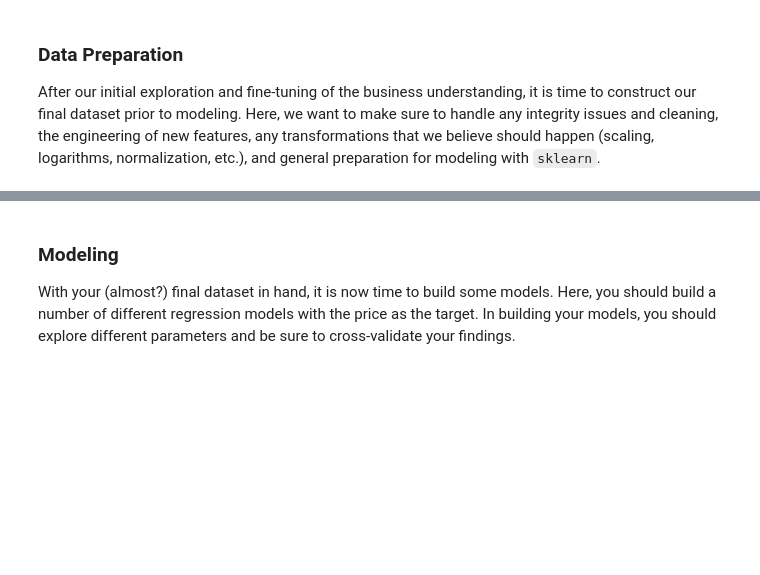
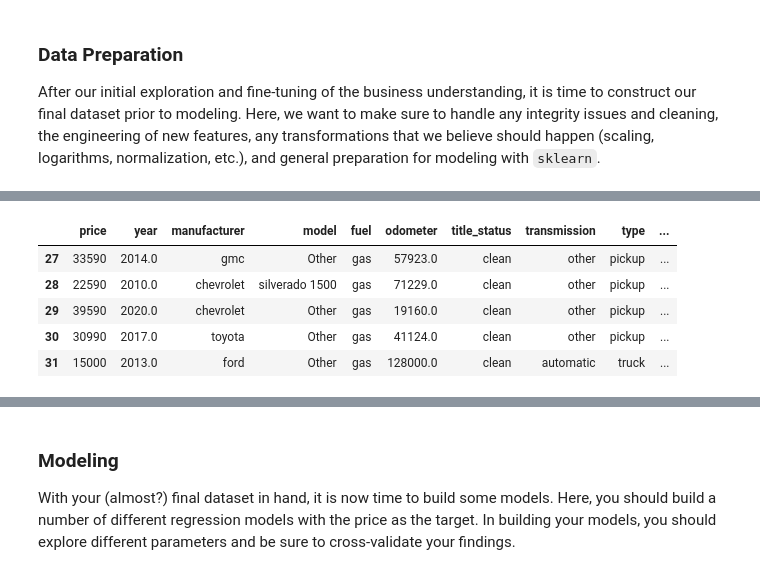
Before and after one commit to revathys/CarPrice, a Jupyter notebook: prompt_II.ipynb, the cells around one changed output, grey strips where cells are left out. Drawn from its saved outputs; the diff is of its cells as text; code cells hidden in the pictures; blank space fills up the shorter version.

```diff
--- a/prompt_II.ipynb
+++ b/prompt_II.ipynb
@@ -256 +261,16 @@ cardata_filtered.select_dtypes(include=['object']).nunique().sort_values(ascendi
 dtype: int64
+# %%
+top_models = cardata_filtered['model'].value_counts().nlargest(20).index
+top_manufacturer = cardata_filtered['manufacturer'].value_counts().nlargest(20).index
+cardata_filtered['model'] = cardata_filtered['model'].where(cardata_filtered['model'].isin(top_models), 'Other')
+cardata_filtered['manufacturer'] = cardata_filtered['manufacturer'].where(cardata_filtered['manufacturer'].isin(top_manufacturer), 'Other')
+cardata_filtered['age']= 2025 - cardata_filtered['year']
+#cardata_filtered = cardata_filtered.drop(columns=['year'])
+cardata_filtered.head()
+# %% [output]
+|  | price | year | manufacturer | model | fuel | odometer | title_status | transmission | type | ... |
+| 27 | 33590 | 2014.0 | gmc | Other | gas | 57923.0 | clean | other | pickup | ... |
+| 28 | 22590 | 2010.0 | chevrolet | silverado 1500 | gas | 71229.0 | clean | other | pickup | ... |
+| 29 | 39590 | 2020.0 | chevrolet | Other | gas | 19160.0 | clean | other | pickup | ... |
+| 30 | 30990 | 2017.0 | toyota | Other | gas | 41124.0 | clean | other | pickup | ... |
+| 31 | 15000 | 2013.0 | ford | Other | gas | 128000.0 | clean | automatic | truck | ... |
```
Also changed, not shown: parts of 21 cells of this notebook.
